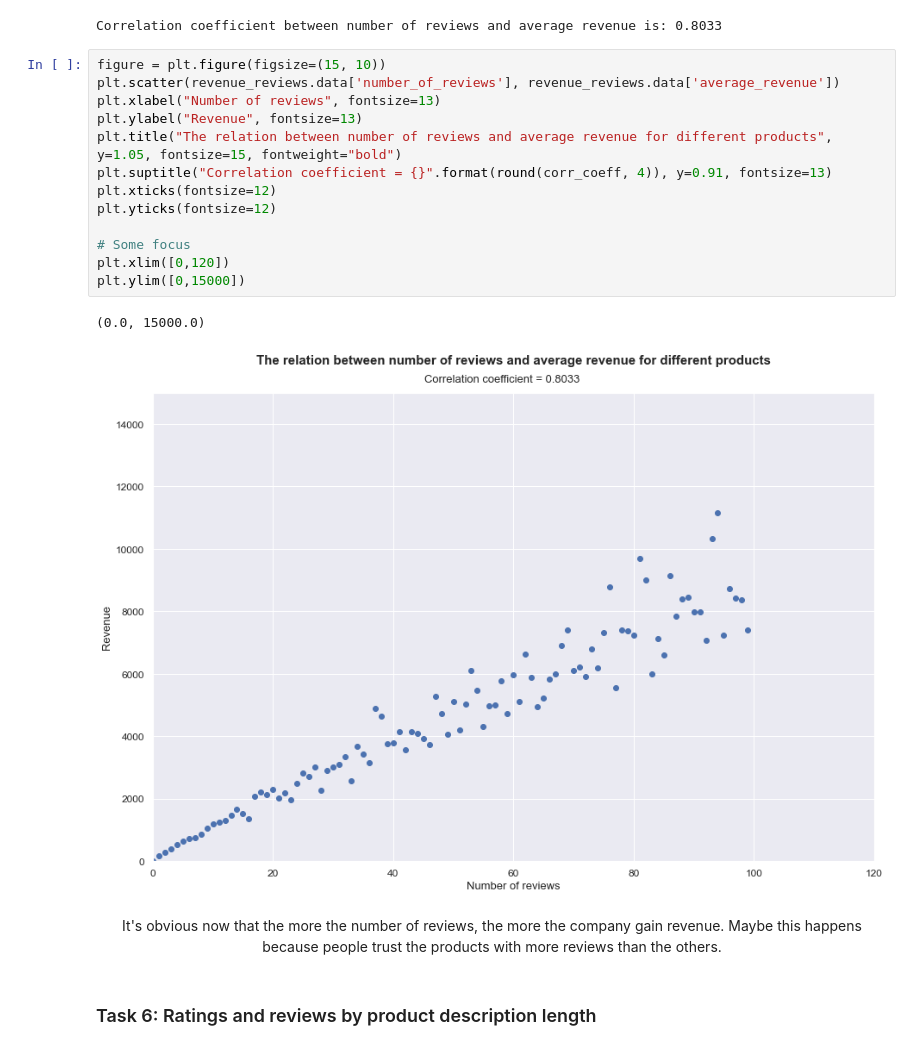
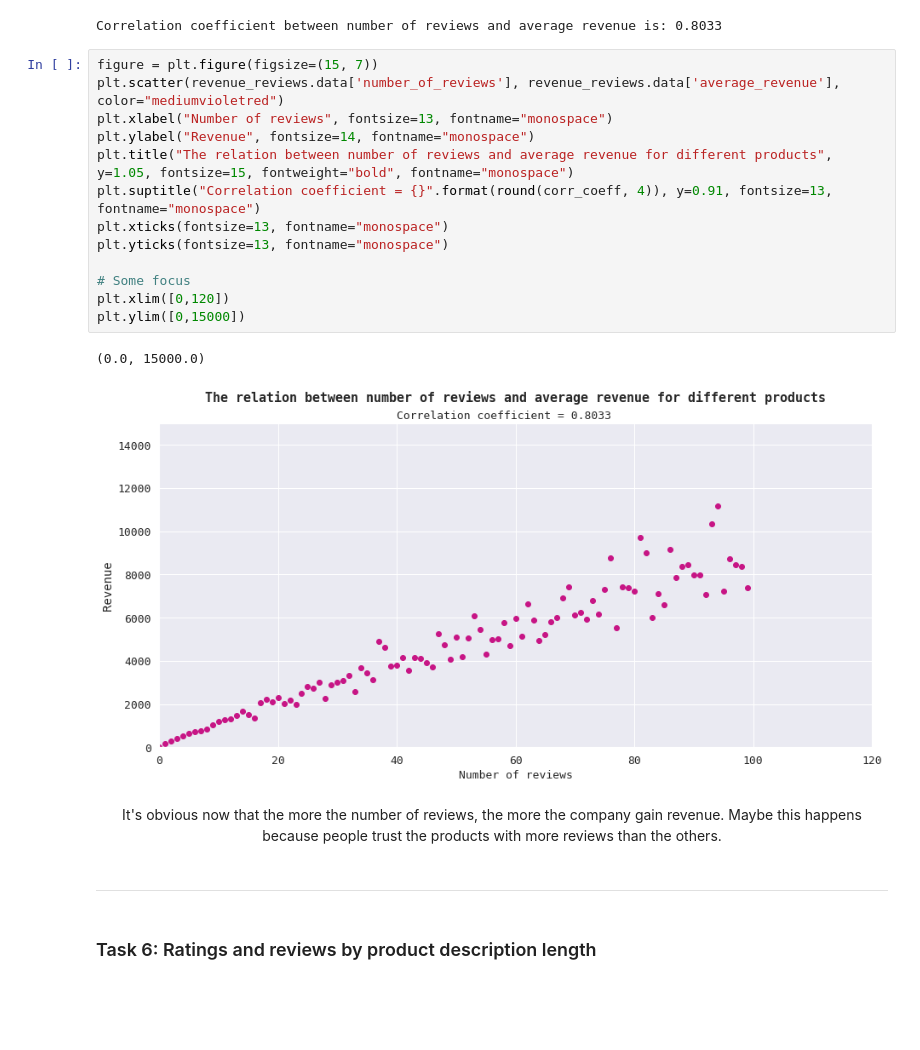
Before and after one commit to mennamamdouh/Optimizing-Online-Sports-Retail-Revenue, a Jupyter notebook: Optimizing Online Sports Retail Revenue.ipynb, the cells around one changed output. Cells and saved outputs as stored; diff of their text form; blank space fills up the shorter version.

Commit message:
added new visualizations in the notebook and customized the plots

```diff
--- a/Optimizing Online Sports Retail Revenue.ipynb
+++ b/Optimizing Online Sports Retail Revenue.ipynb
@@ -350,25 +428,27 @@ print("Correlation coefficient between number of reviews and average revenue is:
 # %% [output]
 Correlation coefficient between number of reviews and average revenue is: 0.8033
 # %%
-figure = plt.figure(figsize=(15, 10))
-plt.scatter(revenue_reviews.data['number_of_reviews'], revenue_reviews.data['average_revenue'])
-plt.xlabel("Number of reviews", fontsize=13)
-plt.ylabel("Revenue", fontsize=13)
-plt.title("The relation between number of reviews and average revenue for different products", y=1.05, fontsize=15, fontweight="bold")
-plt.suptitle("Correlation coefficient = {}".format(round(corr_coeff, 4)), y=0.91, fontsize=13)
-plt.xticks(fontsize=12)
-plt.yticks(fontsize=12)
+figure = plt.figure(figsize=(15, 7))
+plt.scatter(revenue_reviews.data['number_of_reviews'], revenue_reviews.data['average_revenue'], color="mediumvioletred")
+plt.xlabel("Number of reviews", fontsize=13, fontname="monospace")
+plt.ylabel("Revenue", fontsize=14, fontname="monospace")
+plt.title("The relation between number of reviews and average revenue for different products", y=1.05, fontsize=15, fontweight="bold", fontname="monospace")
+plt.suptitle("Correlation coefficient = {}".format(round(corr_coeff, 4)), y=0.91, fontsize=13, fontname="monospace")
+plt.xticks(fontsize=13, fontname="monospace")
+plt.yticks(fontsize=13, fontname="monospace")
 
 # Some focus
 plt.xlim([0,120])
 plt.ylim([0,15000])
 # %% [output]
 (0.0, 15000.0)
-[figure, old version]
+[figure, new version]
 # %% [markdown]
 <div align="center">
     It's obvious now that the more the number of reviews, the more the company gain revenue. Maybe this happens because people trust the products with more reviews than the others.
 </div>
+# %% [markdown]
+- - - -
 # %% [markdown]
 ### Task 6: Ratings and reviews by product description length ###
 # %%
```
Also changed, not shown: parts of 27 cells of this notebook.
